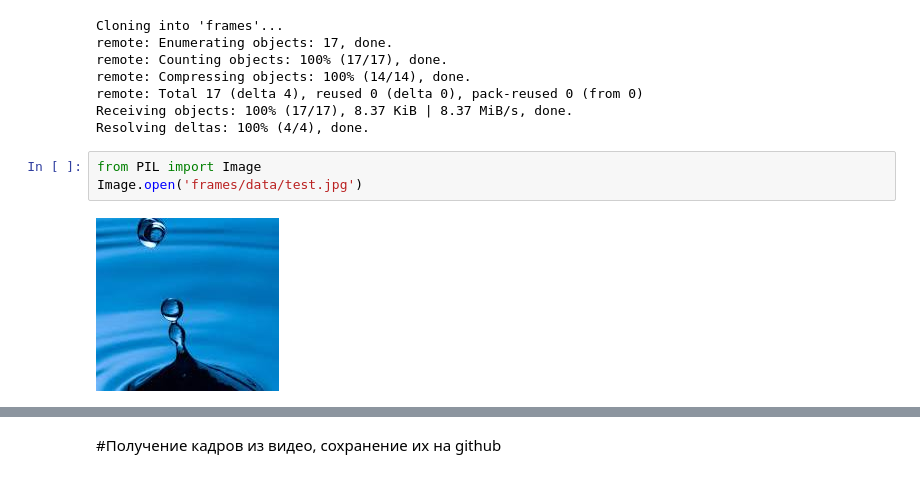
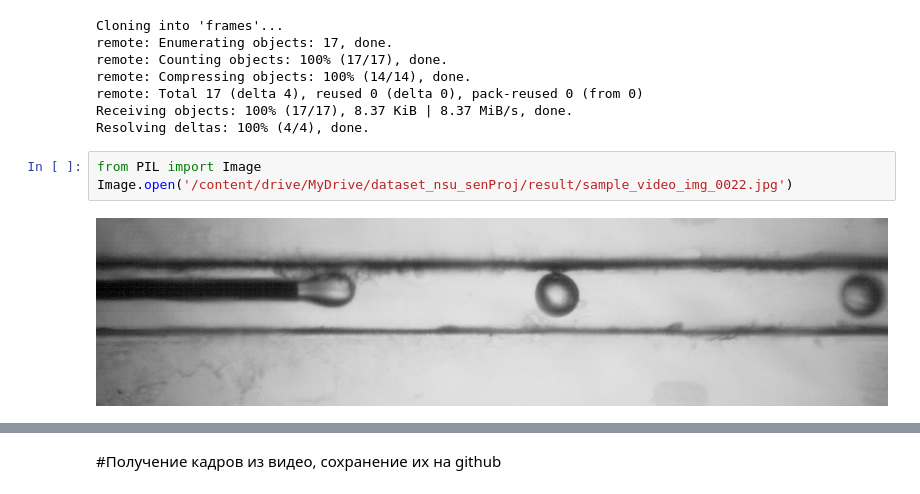
Before and after one commit to odheL42/NSU-senior-project, a Jupyter notebook: data_preprocessing.ipynb, the cells around one changed output, grey strips where cells are left out. Saved outputs shown, nothing was run; the diff lists cells and outputs as text.

```diff
--- a/data_preprocessing.ipynb
+++ b/data_preprocessing.ipynb
@@ -47,9 +47,9 @@ Receiving objects: 100% (17/17), 8.37 KiB | 8.37 MiB/s, done.
 Resolving deltas: 100% (4/4), done.
 # %%
 from PIL import Image
-Image.open('frames/data/test.jpg')
+Image.open('/content/drive/MyDrive/dataset_nsu_senProj/result/sample_video_img_0022.jpg')
 # %% [output]
-[figure, old version]
+[figure, new version]
 # %%
 from google.colab import drive
 drive.mount('/content/drive')
```
Also changed, not shown: parts of 3 cells of this notebook.
